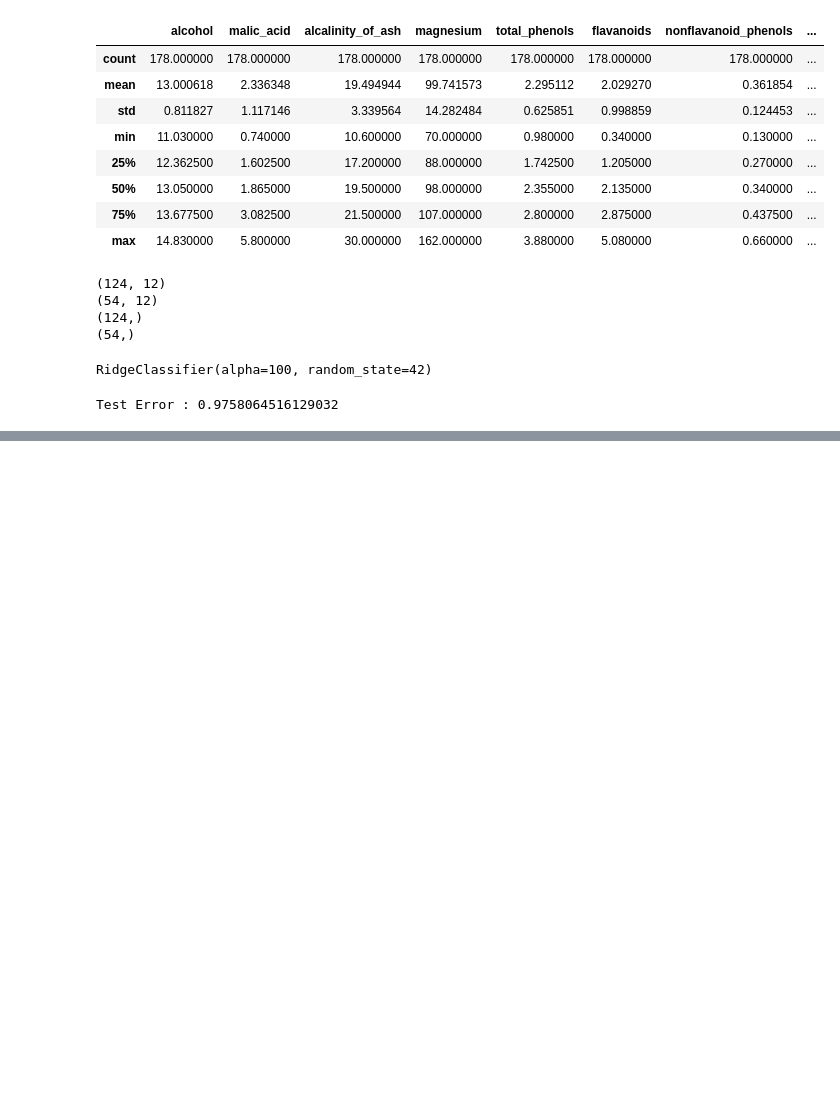
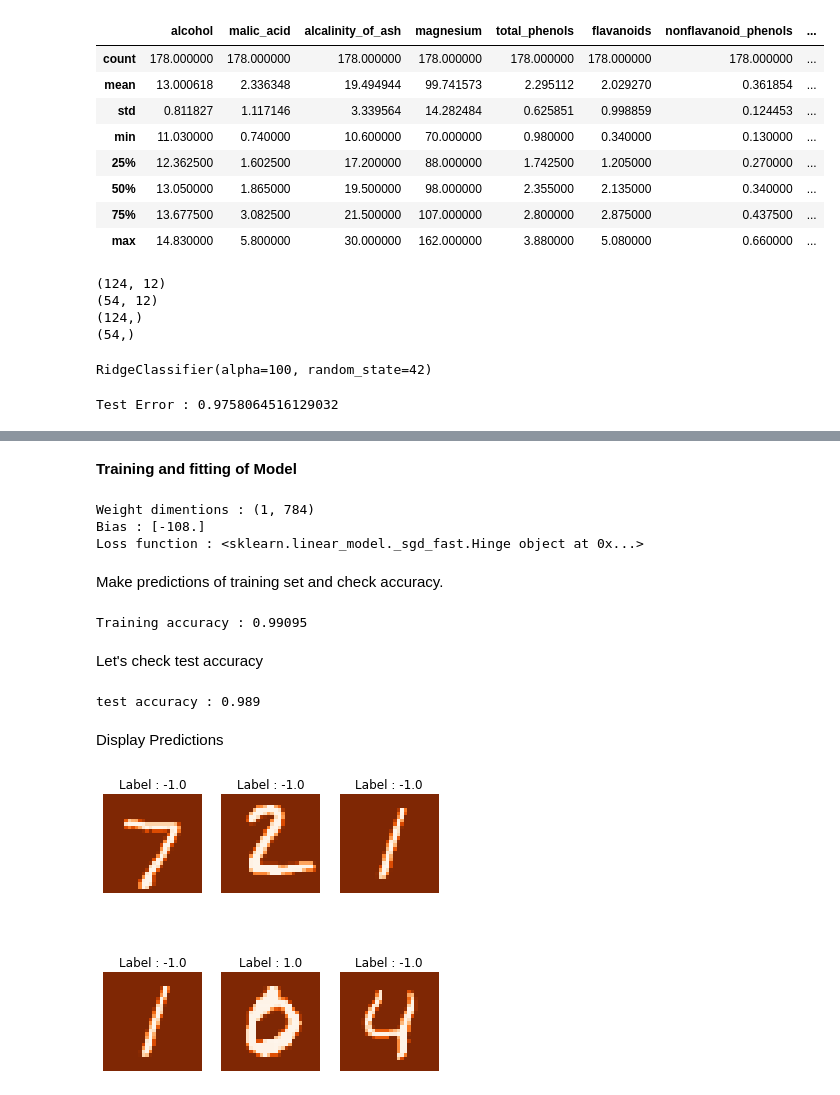
Before and after one commit to Aditya9790/Machine-Learning, a Jupyter notebook: Sklearn.ipynb, the cells around one changed output, grey strips where cells are left out. Cells and saved outputs as stored; diff of their text form; code cells hidden in the pictures; blank space fills up the shorter version.

```diff
--- a/Sklearn.ipynb
+++ b/Sklearn.ipynb
@@ -912,0 +1051,47 @@ Test Error : 0.9758064516129032
+# %% [markdown]
+**Training and fitting of Model**<br>
+# %%
+bin_clf = Perceptron(max_iter=100, random_state=1729)
+# %%
+bin_clf.fit(X_train, y_train_0)
+
+print(f'Weight dimentions : {bin_clf.coef_.shape}')
+print(f'Bias : {bin_clf.intercept_}')
+print(f'Loss function : {bin_clf.loss_function_}')
+# %% [output]
+Weight dimentions : (1, 784)
+Bias : [-108.]
+Loss function : <sklearn.linear_model._sgd_fast.Hinge object at 0x...>
+# %% [markdown]
+Make predictions of training set and check accuracy.
+# %%
+y_hat_train_0 = bin_clf.predict(X_train)
+print(f'Training accuracy : {bin_clf.score(X_train, y_train_0)}')
+# %% [output]
+Training accuracy : 0.99095
+# %% [markdown]
+Let's check test accuracy
+# %%
+print(f'test accuracy : {bin_clf.score(X_test, y_test_0)}')
+# %% [output]
+test accuracy : 0.989
+# %% [markdown]
+Display Predictions
+# %%
+y_hat_test_0 = bin_clf.predict(X_test)
+
+num_images = 6
+factor = 2
+
+fig,ax = plt.subplots(nrows=factor, ncols=factor+1,figsize=(6,6))
+# take "num_images" starting from the index "idx_offset"
+idx_offset = 0
+
+for i in range(factor):
+    index = idx_offset + i*(factor)
+    for j in range(factor+1):
+        ax[i,j].imshow(X_test[index+j].reshape(28,28), cmap='Oranges_r')
+        ax[i,j].set_title('Label : {0}'.format(str(y_hat_test_0[index+j])))
+        ax[i,j].set_axis_off()
+# %% [output]
+[figure, added]
```
Also changed, not shown: parts of 51 cells of this notebook.
